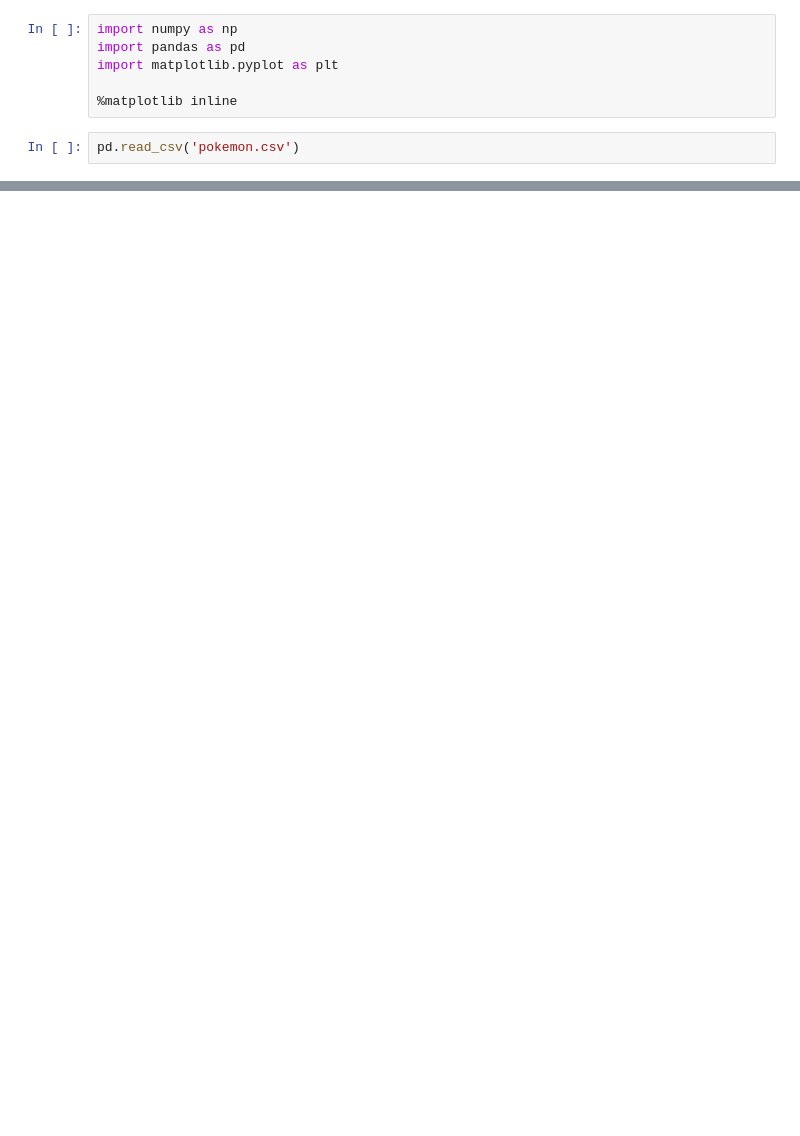
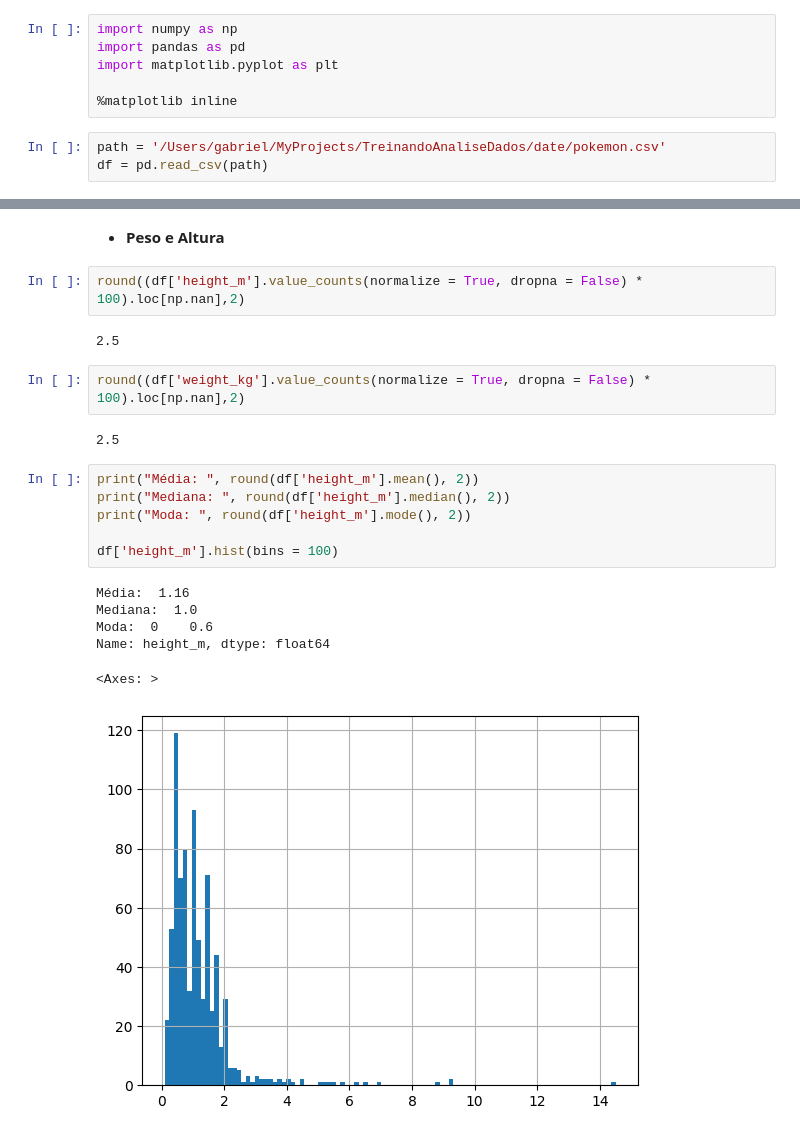
Before and after one commit to valeragabriel/TreinandoAnaliseDados, a Jupyter notebook: code/Analise de dados pokemon.ipynb, the cells around one changed output, grey strips where cells are left out. Drawn from its saved outputs; the diff is of its cells as text; blank space fills up the shorter version.

```diff
--- a/code/Analise de dados pokemon.ipynb
+++ b/code/Analise de dados pokemon.ipynb
@@ -5,4 +5,5 @@ import matplotlib.pyplot as plt
 
 %matplotlib inline
 # %%
-pd.read_csv('pokemon.csv')
+path = '/Users/gabriel/MyProjects/TreinandoAnaliseDados/date/pokemon.csv'
+df = pd.read_csv(path)
@@ -14,0 +249,23 @@ pokemon = pd.read_csv(
+# %% [markdown]
+* **Peso e Altura**
+# %%
+round((df['height_m'].value_counts(normalize = True, dropna = False) * 100).loc[np.nan],2)
+# %% [output]
+2.5
+# %%
+round((df['weight_kg'].value_counts(normalize = True, dropna = False) * 100).loc[np.nan],2)
+# %% [output]
+2.5
+# %%
+print("Média: ", round(df['height_m'].mean(), 2))
+print("Mediana: ", round(df['height_m'].median(), 2))
+print("Moda: ", round(df['height_m'].mode(), 2))
+
+df['height_m'].hist(bins = 100)
+# %% [output]
+Média:  1.16
+Mediana:  1.0
+Moda:  0    0.6
+Name: height_m, dtype: float64
+<Axes: >
+[figure, added]
```
Also changed, not shown: parts of 24 cells of this notebook.
